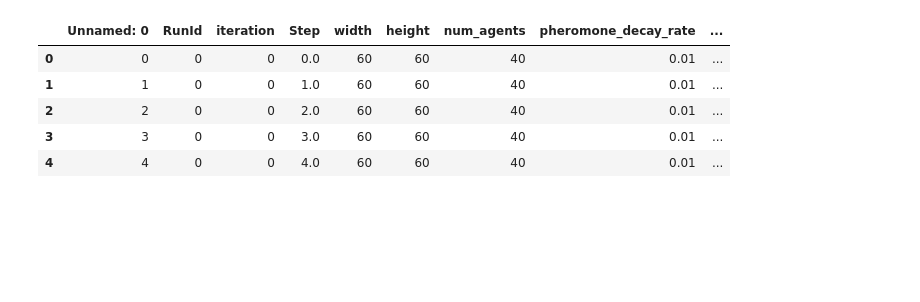
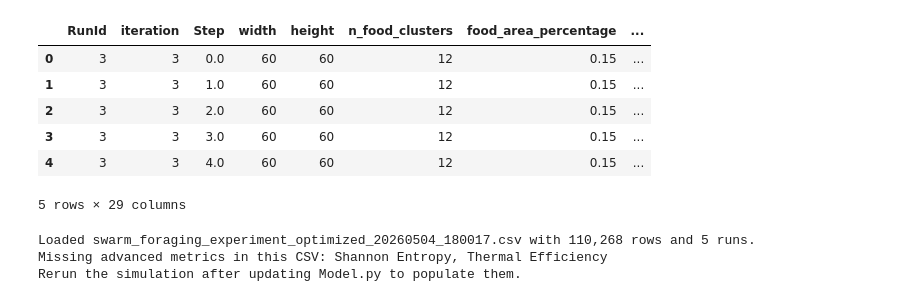
Before and after one commit to Riccardo-Gottardi/ACO-on-hostile-environment, a Jupyter notebook: src/DataAnalysis.ipynb, the cells around one changed output. Cells and saved outputs as stored; diff of their text form; code cells hidden in the pictures; blank space fills up the shorter version.

```diff
--- a/src/DataAnalysis.ipynb
+++ b/src/DataAnalysis.ipynb
@@ -1,18 +1,40 @@
 # %%
+from pathlib import Path
+
+import matplotlib.pyplot as plt
 import pandas as pd
-import numpy as np
-import matplotlib.pyplot as plt
+from IPython.display import display
 
-# Load the refined experiment csv file
-df = pd.read_csv('swarm_foraging_experiment_refined_20260503_084559.csv')
+from Analysis import (
+    dunn_posthoc_test,
+    find_latest_experiment_csv,
+    kruskal_wallis_test,
+    load_experiment_data,
+    pairwise_logrank_tests,
+    plot_kaplan_meier,
+    prepare_run_level_survival,
+    summarize_survival_by_group,
+)
 
-# Display the first few rows to verify the columns
+csv_path = find_latest_experiment_csv(Path("."))
+df = load_experiment_data(csv_path)
+
 display(df.head())
+print(f"Loaded {csv_path.name} with {len(df):,} rows and {df['RunId'].nunique():,} runs.")
+
+missing_metrics = [column for column in ["Shannon Entropy", "Thermal Efficiency"] if column not in df.columns]
+if missing_metrics:
+    print("Missing advanced metrics in this CSV:", ", ".join(missing_metrics))
+    print("Rerun the simulation after updating Model.py to populate them.")
 # %% [output]
-|  | Unnamed: 0 | RunId | iteration | Step | width | height | num_agents | pheromone_decay_rate | ... |
-| 0 | 0 | 0 | 0 | 0.0 | 60 | 60 | 40 | 0.01 | ... |
-| 1 | 1 | 0 | 0 | 1.0 | 60 | 60 | 40 | 0.01 | ... |
-| 2 | 2 | 0 | 0 | 2.0 | 60 | 60 | 40 | 0.01 | ... |
-| 3 | 3 | 0 | 0 | 3.0 | 60 | 60 | 40 | 0.01 | ... |
-| 4 | 4 | 0 | 0 | 4.0 | 60 | 60 | 40 | 0.01 | ... |
+|  | RunId | iteration | Step | width | height | n_food_clusters | food_area_percentage | ... |
+| 0 | 3 | 3 | 0.0 | 60 | 60 | 12 | 0.15 | ... |
+| 1 | 3 | 3 | 1.0 | 60 | 60 | 12 | 0.15 | ... |
+| 2 | 3 | 3 | 2.0 | 60 | 60 | 12 | 0.15 | ... |
+| 3 | 3 | 3 | 3.0 | 60 | 60 | 12 | 0.15 | ... |
+| 4 | 3 | 3 | 4.0 | 60 | 60 | 12 | 0.15 | ... |
+5 rows × 29 columns
+Loaded swarm_foraging_experiment_optimized_20260504_180017.csv with 110,268 rows and 5 runs.
+Missing advanced metrics in this CSV: Shannon Entropy, Thermal Efficiency
+Rerun the simulation after updating Model.py to populate them.
 # %%
```
Also changed, not shown: parts of 5 cells of this notebook, 6 other files.
